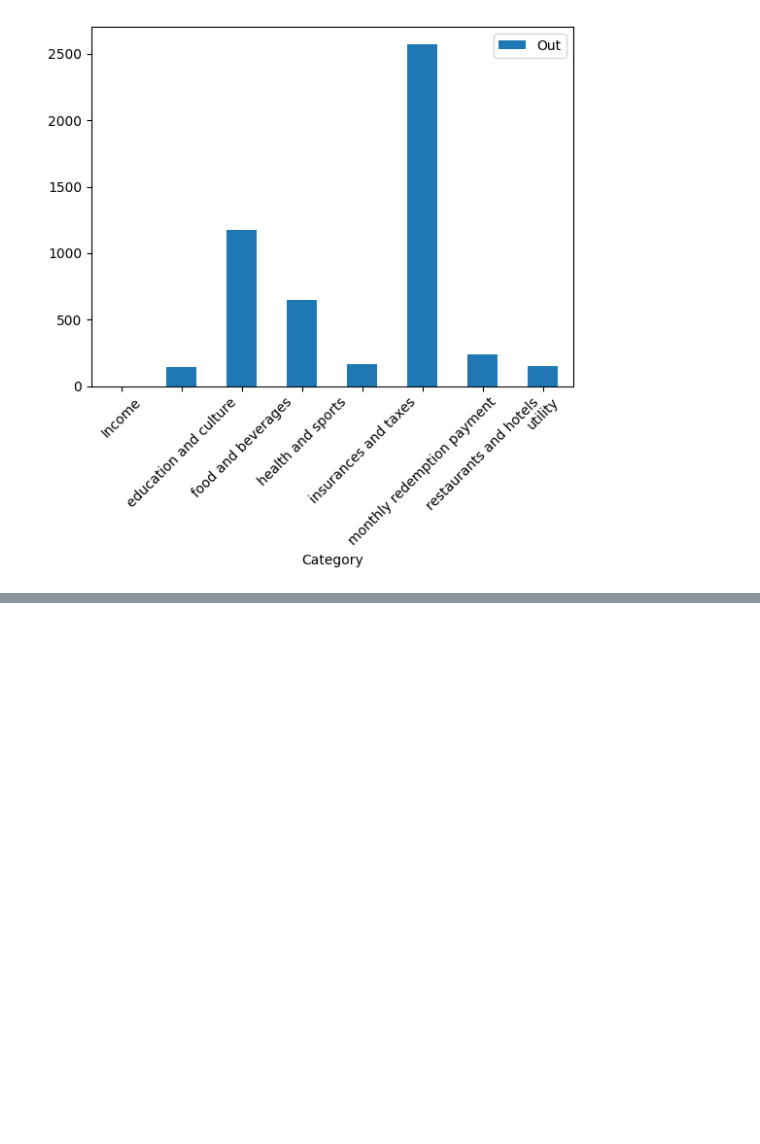
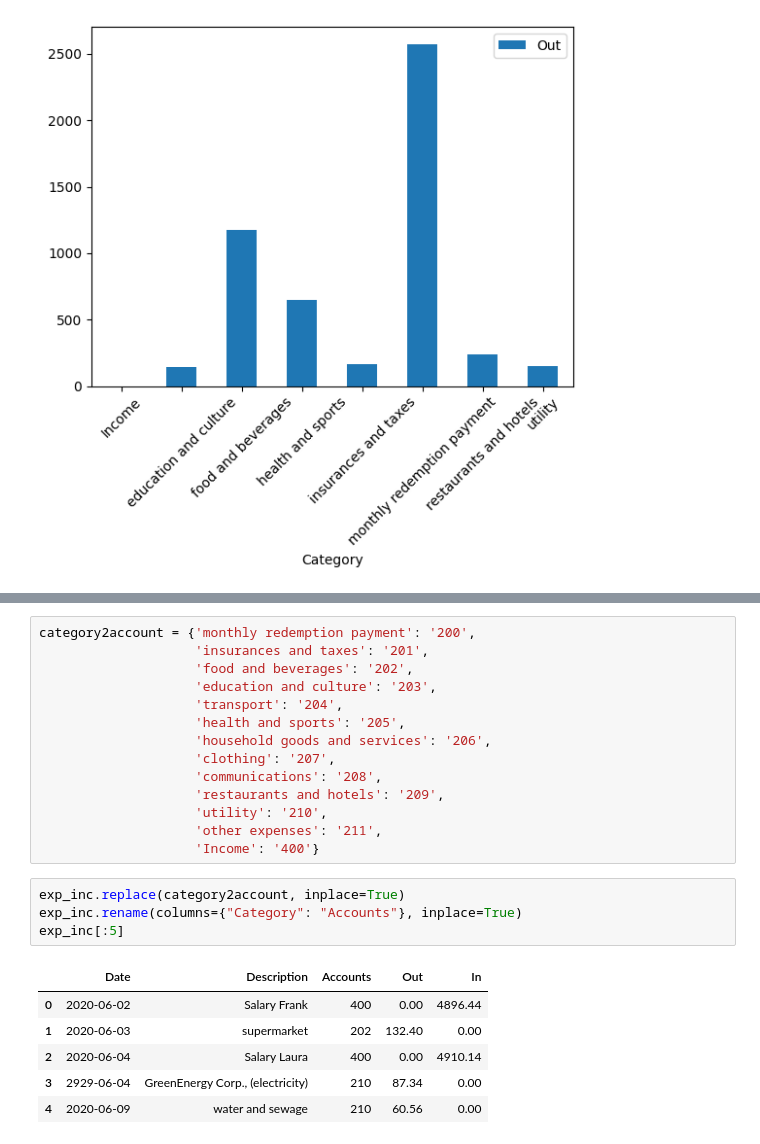
Before and after one commit to kennyhou2/mycode, a Jupyter notebook: cashflow/cashflow.ipynb, the cells around one changed output, grey strips where cells are left out. Cells and saved outputs as stored; diff of their text form; blank space fills up the shorter version.

```diff
--- a/cashflow/cashflow.ipynb
+++ b/cashflow/cashflow.ipynb
@@ -68,0 +75,25 @@ plt.xticks(rotation=45)
+# %%
+category2account = {'monthly redemption payment': '200',
+                    'insurances and taxes': '201',
+                    'food and beverages': '202',
+                    'education and culture': '203',
+                    'transport': '204',
+                    'health and sports': '205',
+                    'household goods and services': '206',
+                    'clothing': '207',
+                    'communications': '208',
+                    'restaurants and hotels': '209',
+                    'utility': '210',
+                    'other expenses': '211',
+                    'Income': '400'}
+# %%
+exp_inc.replace(category2account, inplace=True)
+exp_inc.rename(columns={"Category": "Accounts"}, inplace=True)
+exp_inc[:5]
+# %% [output]
+|  | Date | Description | Accounts | Out | In |
+| 0 | 2020-06-02 | Salary Frank | 400 | 0.00 | 4896.44 |
+| 1 | 2020-06-03 | supermarket | 202 | 132.40 | 0.00 |
+| 2 | 2020-06-04 | Salary Laura | 400 | 0.00 | 4910.14 |
+| 3 | 2929-06-04 | GreenEnergy Corp., (electricity) | 210 | 87.34 | 0.00 |
+| 4 | 2020-06-09 | water and sewage | 210 | 60.56 | 0.00 |
```
Also changed, not shown: parts of 1 cell of this notebook.
